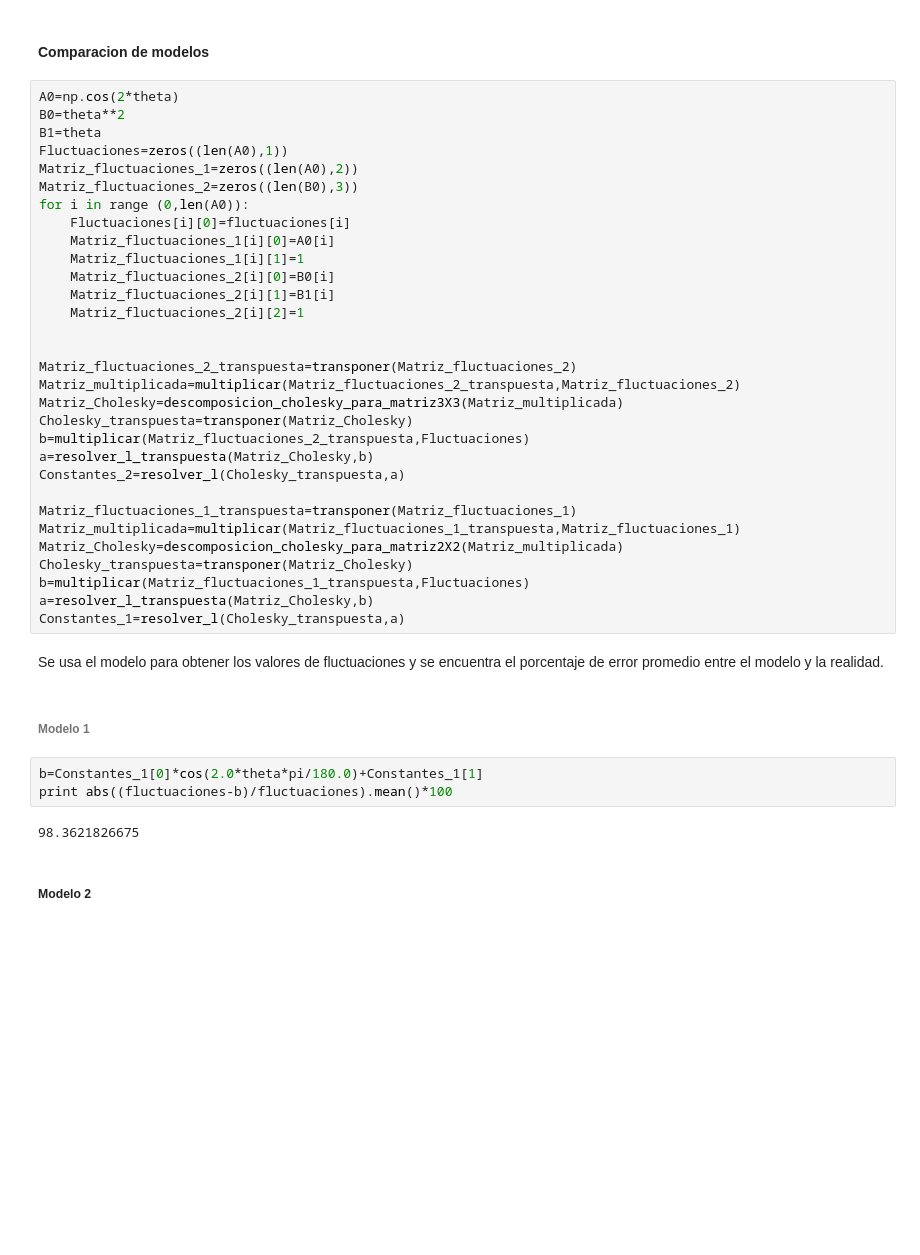
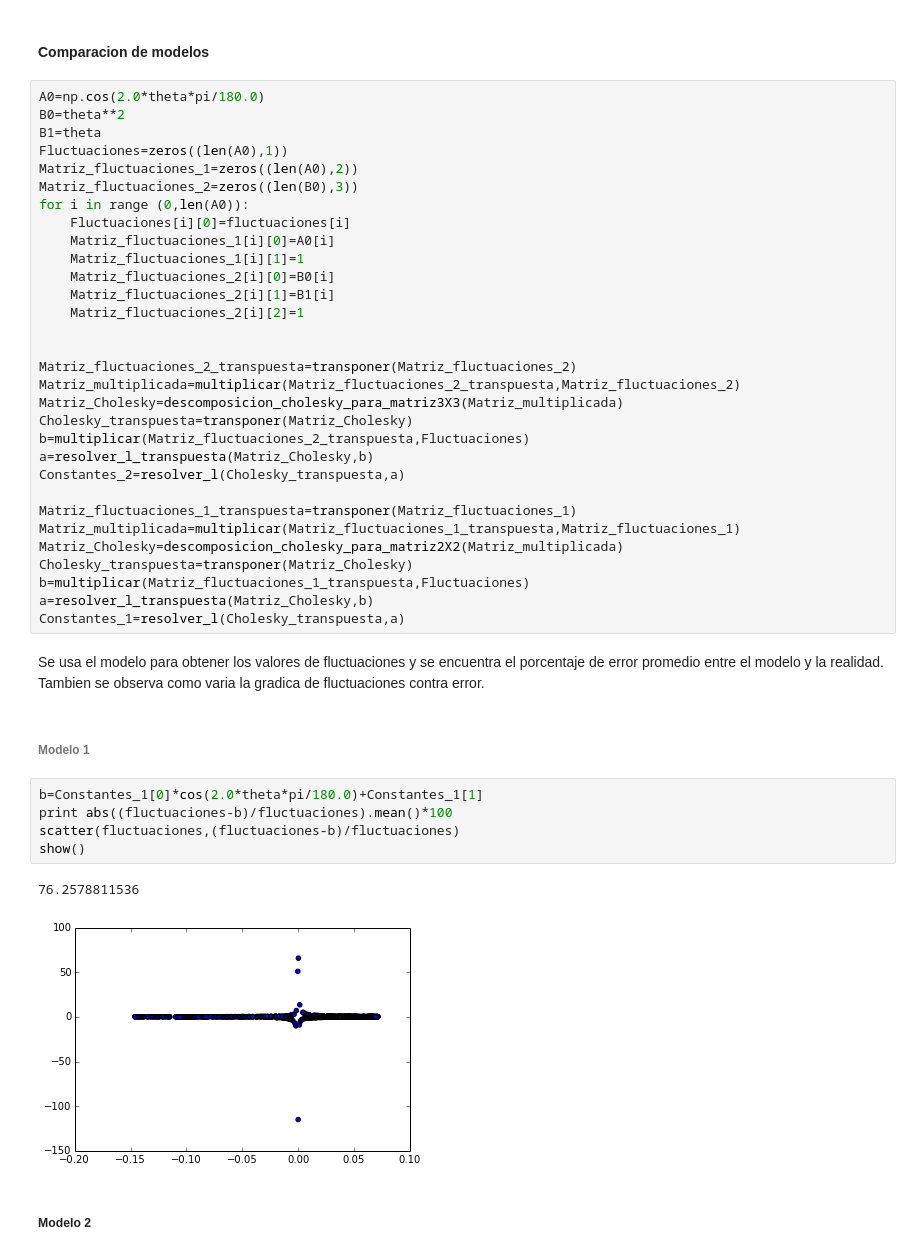
Before and after one commit to JuanDiegoArango/Tarea-4, a Jupyter notebook: Tarea Computacional.ipynb, the cells around one changed output. Cells and saved outputs as stored; diff of their text form; blank space fills up the shorter version.

```diff
--- a/Tarea Computacional.ipynb
+++ b/Tarea Computacional.ipynb
@@ -148,7 +148,7 @@ Se crea dos matrices, cada una en relacion a uno de los dos modelos, para el mod
 # %% [markdown]
 #### Comparacion de modelos
 # %%
-A0=np.cos(2*theta)
+A0=np.cos(2.0*theta*pi/180.0)
 B0=theta**2
 B1=theta
 Fluctuaciones=zeros((len(A0),1))
@@ -179,14 +179,17 @@ b=multiplicar(Matriz_fluctuaciones_1_transpuesta,Fluctuaciones)
 a=resolver_l_transpuesta(Matriz_Cholesky,b)
 Constantes_1=resolver_l(Cholesky_transpuesta,a)
 # %% [markdown]
-Se usa el modelo para obtener los valores de fluctuaciones y se encuentra el porcentaje de error promedio entre el modelo y la realidad.
+Se usa el modelo para obtener los valores de fluctuaciones y se encuentra el porcentaje de error promedio entre el modelo y la realidad. Tambien se observa como varia la gradica de fluctuaciones contra error.
 # %% [markdown]
 ###### Modelo 1
 # %%
 b=Constantes_1[0]*cos(2.0*theta*pi/180.0)+Constantes_1[1]
 print abs((fluctuaciones-b)/fluctuaciones).mean()*100
+scatter(fluctuaciones,(fluctuaciones-b)/fluctuaciones)
+show()
 # %% [output]
-98.3621826675
+76.2578811536
+[figure, added]
 # %% [markdown]
 ##### Modelo 2
 # %%
```
Also changed, not shown: parts of 2 cells of this notebook.
